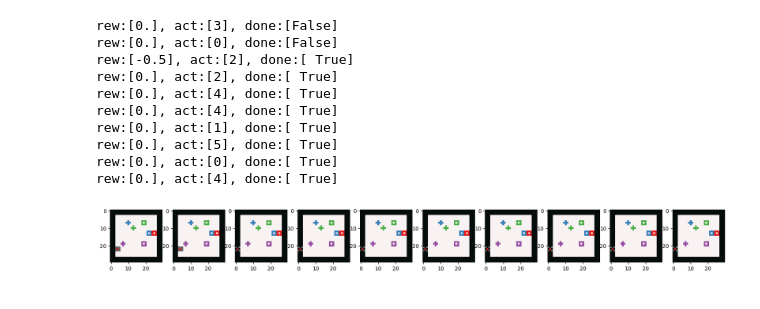
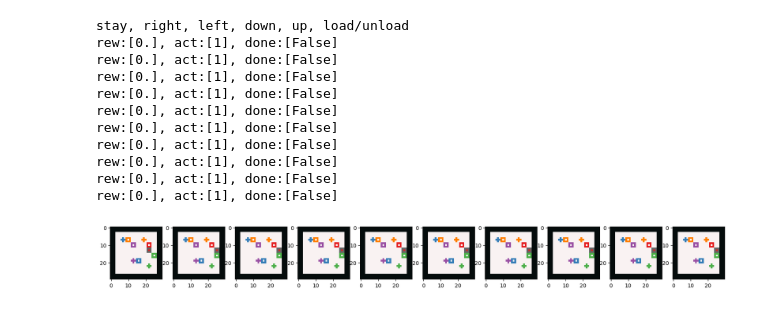
Before and after one commit to omron-sinicx/jaxman, a Jupyter notebook: notebooks/pick_and_delivery.ipynb, the cells around one changed output. Drawn from its saved outputs; the diff is of its cells as text; code cells hidden in the pictures.

```diff
--- a/notebooks/pick_and_delivery.ipynb
+++ b/notebooks/pick_and_delivery.ipynb
@@ -6,17 +6,30 @@ import jax
 from omegaconf import OmegaConf
 from jaxman.env.pick_and_delivery.env import JaxPandDEnv
 from jaxman.utils import compute_agent_action
-from jaxman.env.pick_and_delivery.core import TaskInfo, TrialInfo, State, AgentState
 from jaxman.utils import compute_agent_action
+from jaxman.planner.rl_planner.agent.sac.sac import create_sac_agent
+from jaxman.planner.rl_planner.agent.dqn.dqn import create_dqn_agent
+from flax.training import checkpoints
 config = hydra.utils.instantiate(OmegaConf.load("../scripts/config/env/pick_and_delivery/grid.yaml"))
+model_config = hydra.utils.instantiate(OmegaConf.load("../scripts/config/model/dqn.yaml"))
 config.level=0
 config.map_size=10
 config.num_agents=1
-config.num_items=4
+config.num_items=5
 config.dist_reward=0
+config.comm_r=4
+config.is_crash=False
 env = JaxPandDEnv(config)
 # plt.imshow(env.render())
 key = jax.random.PRNGKey(0)
+# %%
+agent, key = create_dqn_agent(env.observation_space, env.act_space, model_config, key)
+actor = agent.actor
+actor = checkpoints.restore_checkpoint(
+    ckpt_dir="../model/pick_and_delivery/",
+    target=actor,
+    prefix="grid_actor",
+)
 # %%
 ACTION_DICT = {
     "STAY": 0,
@@ -45,29 +48,38 @@ item info:[[[    1    -1     7    -2]
 # %%
 key, subkey = jax.random.split(key)
 obs = env.reset(subkey)
 
 is_item_loaded = jnp.expand_dims(jnp.arange(env.num_items) < env.num_agents, -1)
 item_starts = (env.task_info.item_starts + is_item_loaded * 10000).astype(int)
 env.state = env.state._replace(load_item_id=jnp.arange(env.num_agents), item_pos = item_starts)
 fig, axes = plt.subplots(1, 10, figsize=(21, 3))
+print("stay, right, left, down, up, load/unload")
 for i in range(10):
     key, subkey = jax.random.split(key)
-    actions = jax.random.choice(subkey, 6, (config.num_agents,))
-    # actions = compute_agent_action(["RIGHT","LEFT"])
+    #compute agent action
+    obs = obs.split_observation()
+    q_value = actor.apply_fn({"params":actor.params}, obs)
+    actions = jnp.argmax(q_value,axis=-1)
+    # print(f"q_value:{q_value[0]} max_q_value:{jnp.max(q_value)}")
+    # print(f"probability:{q_value[0]/jnp.sum(q_value)}")
+
+    # actions = jax.random.choice(subkey, 6, (config.num_agents,))
+    actions = compute_agent_action(["RIGHT"])
     obs, rew, done, trial_info = env.step(actions)
     print(f"rew:{rew}, act:{actions}, done:{done}")
     axes[i].imshow(env.render())
 
 # _observe(state, task_info, trial_info)
 # %% [output]
-rew:[0.], act:[3], done:[False]
-rew:[0.], act:[0], done:[False]
-rew:[-0.5], act:[2], done:[ True]
-rew:[0.], act:[2], done:[ True]
-rew:[0.], act:[4], done:[ True]
-rew:[0.], act:[4], done:[ True]
-rew:[0.], act:[1], done:[ True]
-rew:[0.], act:[5], done:[ True]
-rew:[0.], act:[0], done:[ True]
-rew:[0.], act:[4], done:[ True]
+stay, right, left, down, up, load/unload
+rew:[0.], act:[1], done:[False]
+rew:[0.], act:[1], done:[False]
+rew:[0.], act:[1], done:[False]
+rew:[0.], act:[1], done:[False]
+rew:[0.], act:[1], done:[False]
+rew:[0.], act:[1], done:[False]
+rew:[0.], act:[1], done:[False]
+rew:[0.], act:[1], done:[False]
+rew:[0.], act:[1], done:[False]
+rew:[0.], act:[1], done:[False]
-[figure, old version]
+[figure, new version]
```
Also changed, not shown: parts of 12 cells of this notebook, 37 other files.
